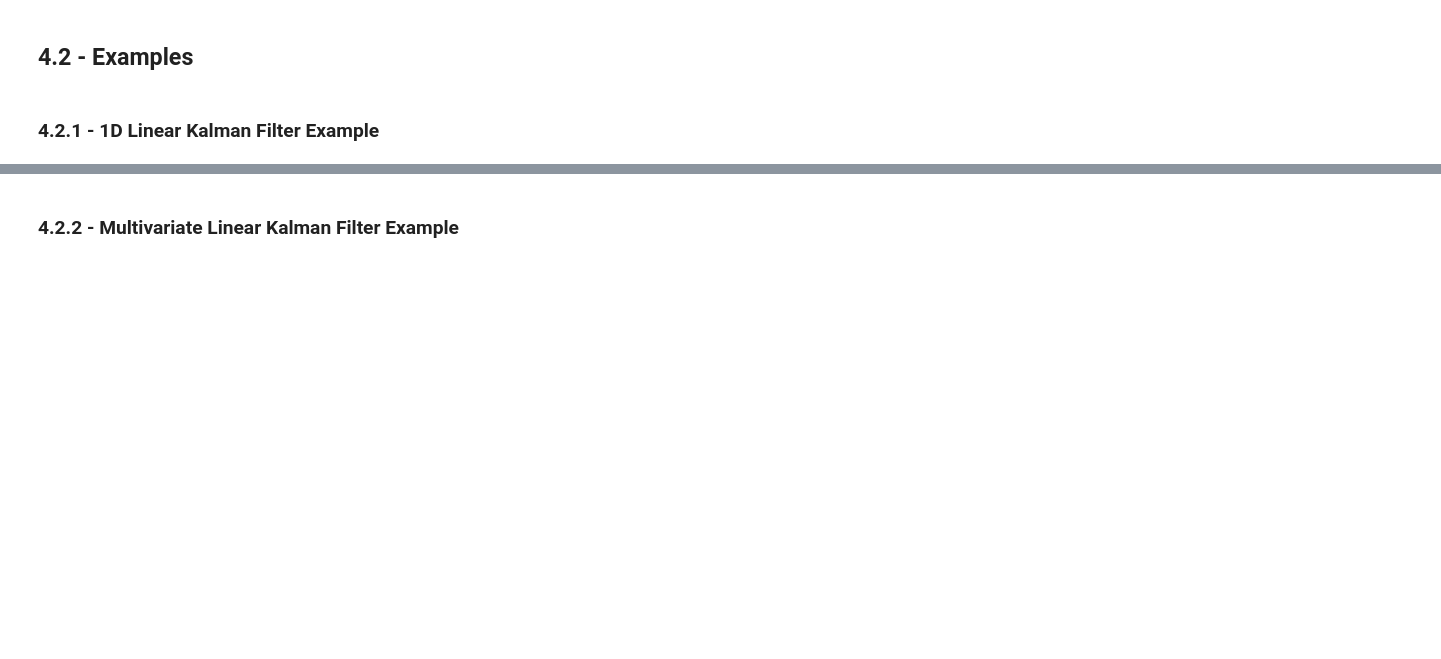
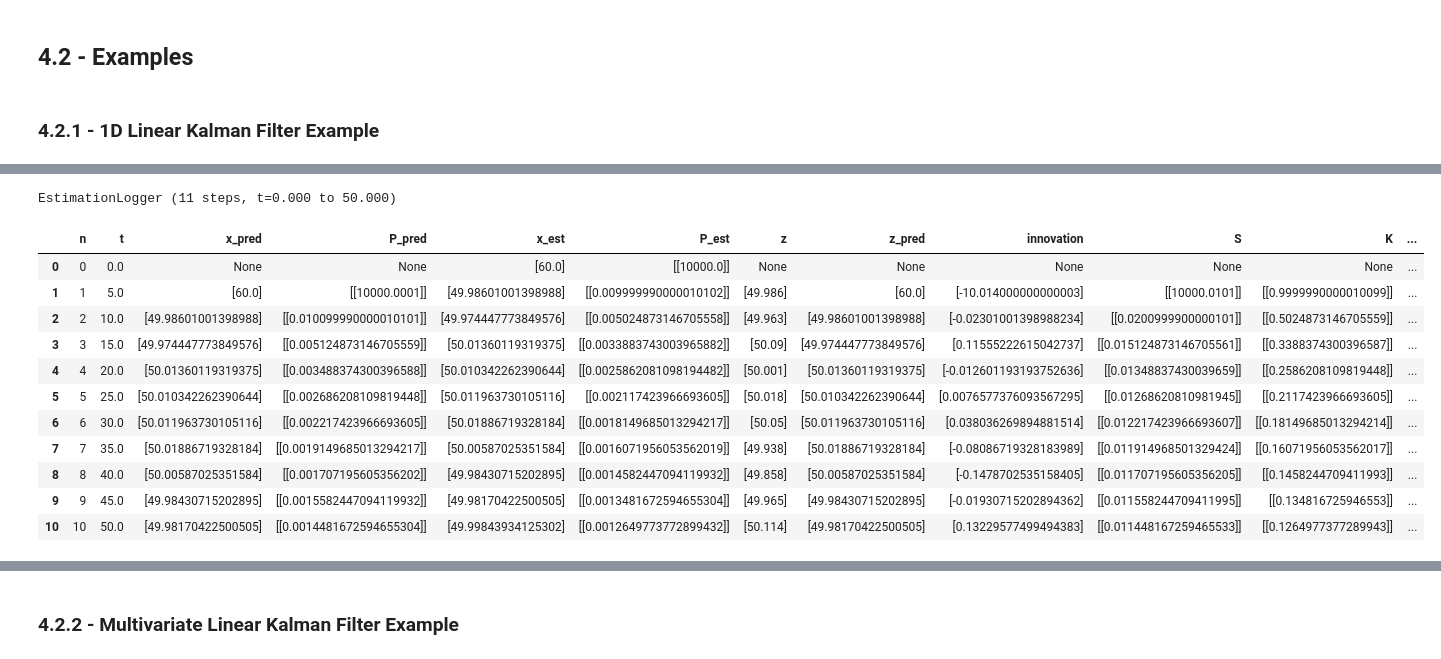
Before and after one commit to johnm3398/KalmanWorks, a Jupyter notebook: Kalman_Filter_class_development.ipynb, the cells around one changed output, grey strips where cells are left out. Drawn from its saved outputs; the diff is of its cells as text; code cells hidden in the pictures; blank space fills up the shorter version.

Commit message:
Update Kalman_Filter_class_development.ipynb
refactor(core): generalize recursive filter base, tighten logger typing, and revise 1D/2D LinearKF examples

```diff
--- a/Kalman_Filter_class_development.ipynb
+++ b/Kalman_Filter_class_development.ipynb
@@ -827,7 +830,7 @@ class FilterSnapshot:
 
     # --- Posterior --- expected after correction / update
     x_est: StateVector
-    P_est: Matrix
+    P_est: Matrix | None
 
     # --- Prior --- commonly None at n = 0
     x_pred: StateVector | None = None
@@ -882,6 +885,16 @@ class EstimationLogger:
     # Internal helpers
     # ------------------------------------------------------------------
     @staticmethod
+    def _copy_array(
+        array: np.ndarray,
+    ) -> np.ndarray:
+        """
+        Return a defensive copy of a required array.
+        """
+        copied_array = np.array(array, dtype=np.float64, copy=True)
+        return copied_array
+
+    @staticmethod
     def _copy_optional_array(
         array: np.ndarray | None,
     ) -> np.ndarray | None:
@@ -909,7 +922,7 @@ class EstimationLogger:
         copied_snapshot = FilterSnapshot(
             n=snapshot.n,
             t=snapshot.t,
-            x_est=cls._copy_optional_array(snapshot.x_est),
+            x_est=cls._copy_array(snapshot.x_est),
             P_est=cls._copy_optional_array(snapshot.P_est),
             x_pred=cls._copy_optional_array(snapshot.x_pred),
             P_pred=cls._copy_optional_array(snapshot.P_pred),
@@ -2488,14 +2504,50 @@ dt = 5.0
 timestamps = np.arange(1, len(measurements) + 1, dtype=np.float64) * dt
 # %%
 # ------------------------------------------------------------
-# Step 4: Run the filter
+# Step 4A: Run the filter manually using the public API
 # ------------------------------------------------------------
-logger = run_filter_batch(
-    filter_obj=kf,
-    measurements=measurements.reshape(-1, 1),
-    dt=dt,
-    timestamps=timestamps,
-    x_true=true_temps.reshape(-1, 1),
+logger_4A = EstimationLogger()
+
+# Log initial condition at n = 0
+initial_snapshot = kf.snapshot(
+    n=0,
+    t=0.0,
+    z=None,
+    x_true=None,
 )
+logger_4A.record(initial_snapshot)
 
-print(logger)
+for k, measurement in enumerate(measurements):
+    z = np.array([measurement], dtype=np.float64)
+    t = timestamps[k]
+    x_ref = np.array([true_temps[k]], dtype=np.float64)
+
+    kf.predict(dt=dt)
+    kf.update(z=z)
+
+    step_snapshot = kf.snapshot(
+        n=k + 1,
+        t=t,
+        z=z,
+        x_true=x_ref,
+    )
+    logger_4A.record(step_snapshot)
+
+print(logger_4A)
+
+raw_log_4A = logger_4A.to_dataframe()
+display(raw_log_4A)
+# %% [output]
+EstimationLogger (11 steps, t=0.000 to 50.000)
+|  | n | t | x_pred | P_pred | x_est | P_est | z | z_pred | innovation | S | K | ... |
+| 0 | 0 | 0.0 | None | None | [60.0] | [[10000.0]] | None | None | None | None | None | ... |
+| 1 | 1 | 5.0 | [60.0] | [[10000.0001]] | [49.98601001398988] | [[0.009999990000010102]] | [49.986] | [60.0] | [-10.014000000000003] | [[10000.0101]] | [[0.9999990000010099]] | ... |
+| 2 | 2 | 10.0 | [49.98601001398988] | [[0.010099990000010101]] | [49.974447773849576] | [[0.005024873146705558]] | [49.963] | [49.98601001398988] | [-0.02301001398988234] | [[0.0200999900000101]] | [[0.5024873146705559]] | ... |
+| 3 | 3 | 15.0 | [49.974447773849576] | [[0.005124873146705559]] | [50.01360119319375] | [[0.0033883743003965882]] | [50.09] | [49.974447773849576] | [0.11555222615042737] | [[0.015124873146705561]] | [[0.3388374300396587]] | ... |
+| 4 | 4 | 20.0 | [50.01360119319375] | [[0.003488374300396588]] | [50.010342262390644] | [[0.0025862081098194482]] | [50.001] | [50.01360119319375] | [-0.012601193193752636] | [[0.01348837430039659]] | [[0.2586208109819448]] | ... |
+| 5 | 5 | 25.0 | [50.010342262390644] | [[0.002686208109819448]] | [50.011963730105116] | [[0.002117423966693605]] | [50.018] | [50.010342262390644] | [0.0076577376093567295] | [[0.01268620810981945]] | [[0.2117423966693605]] | ... |
+| 6 | 6 | 30.0 | [50.011963730105116] | [[0.002217423966693605]] | [50.01886719328184] | [[0.0018149685013294217]] | [50.05] | [50.011963730105116] | [0.038036269894881514] | [[0.012217423966693607]] | [[0.18149685013294214]] | ... |
+| 7 | 7 | 35.0 | [50.01886719328184] | [[0.0019149685013294217]] | [50.00587025351584] | [[0.0016071956053562019]] | [49.938] | [50.01886719328184] | [-0.08086719328183989] | [[0.011914968501329424]] | [[0.16071956053562017]] | ... |
+| 8 | 8 | 40.0 | [50.00587025351584] | [[0.001707195605356202]] | [49.98430715202895] | [[0.0014582447094119932]] | [49.858] | [50.00587025351584] | [-0.1478702535158405] | [[0.011707195605356205]] | [[0.1458244709411993]] | ... |
+| 9 | 9 | 45.0 | [49.98430715202895] | [[0.0015582447094119932]] | [49.98170422500505] | [[0.0013481672594655304]] | [49.965] | [49.98430715202895] | [-0.01930715202894362] | [[0.011558244709411995]] | [[0.134816725946553]] | ... |
+| 10 | 10 | 50.0 | [49.98170422500505] | [[0.0014481672594655304]] | [49.99843934125302] | [[0.0012649773772899432]] | [50.114] | [49.98170422500505] | [0.13229577499494383] | [[0.011448167259465533]] | [[0.1264977377289943]] | ... |
```
Also changed, not shown: parts of 25 cells of this notebook.
